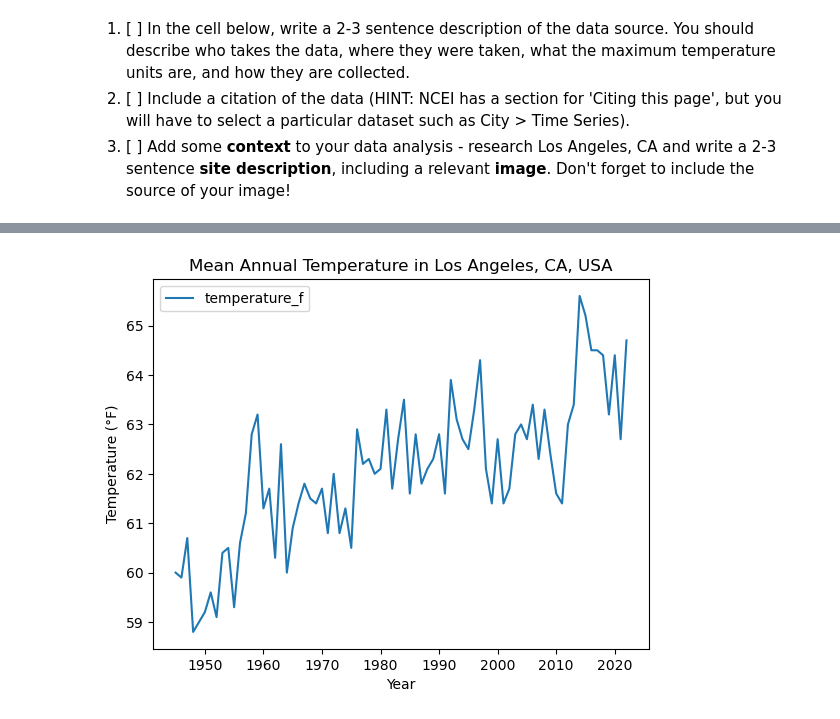
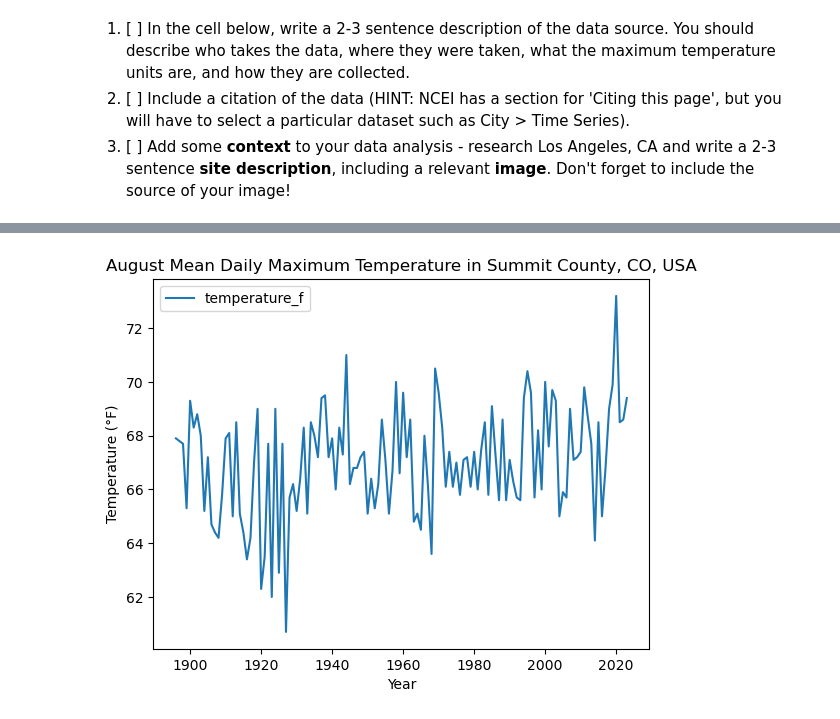
Before and after one commit to thku8507/thku8507.github.io, a Jupyter notebook: Notebooks/summit_county_temps.ipynb, the cells around one changed output, grey strips where cells are left out. Cells and saved outputs as stored; diff of their text form; code cells hidden in the pictures.

Commit message:
updated data to be for summit county

```diff
--- a/Notebooks/summit_county_temps.ipynb
+++ b/Notebooks/summit_county_temps.ipynb
@@ -14,8 +23,9 @@ warnings.filterwarnings('ignore')
 # %%
 # Define the URL for Los Angeles mean temperature data download
-la_temp_url = (
-    'https://www.ncei.noaa.gov/access/monitoring/climate-at-a-glance/city/'
-    'time-series/USW00023174/tavg/12/12/1945-2022.csv')
+summco_temp_url = (
+    'https://www.ncei.noaa.gov/access/monitoring/climate-at-a-glance/county/'
+    'time-series/CO-117/tmax/1/8/1896-2023.csv?base_prd=true&begbaseyear=1901&'
+    'endbaseyear=2000)')
 # %%
 # List all current variables
 %whos
@@ -30,4 +41,5 @@ warnings      module       <module 'warnings' from '<...>/python3.10/warnings.py
 # %%
 # Import LA temperature values from NCEI
-la_temp_df = pd.read_csv(
-    la_temp_url, header=3, names=['year', 'temperature_f'])
+summco_temp_df = pd.read_csv(
+    summco_temp_url, header=4, names=['year', 'temperature_f','anomaly'])
+summco_temp_df
@@ -34,17 +60,17 @@ la_temp_df = pd.read_csv(
 # %%
 # Extract the year from the date
-la_temp_df.year = pd.to_datetime(la_temp_df.year, format='%Y%m').dt.year
+summco_temp_df.year = pd.to_datetime(summco_temp_df.year, format='%Y%m').dt.year
 # %%
 # Compute Celcius temperatures
-la_temp_df['temperature_c'] = (la_temp_df['temperature_f'] - 32) * 5 / 9
+summco_temp_df['temperature_c'] = (summco_temp_df['temperature_f'] - 32) * 5 / 9
 # %%
-# Plot the LA temperature time series
-la_temp_df.plot(
+# Plot the Summit County temperature time series
+summco_temp_df.plot(
     x='year', y='temperature_f',
-    title='Mean Annual Temperature in Los Angeles, CA, USA',
+    title='August Mean Daily Maximum Temperature in Summit County, CO, USA',
     xlabel='Year', ylabel='Temperature (°F)');
 # %% [output]
-[figure, old version]
+[figure, new version]
 # %%
 %%capture
 %%bash
```
Also changed, not shown: parts of 4 cells of this notebook, 2 other files.
